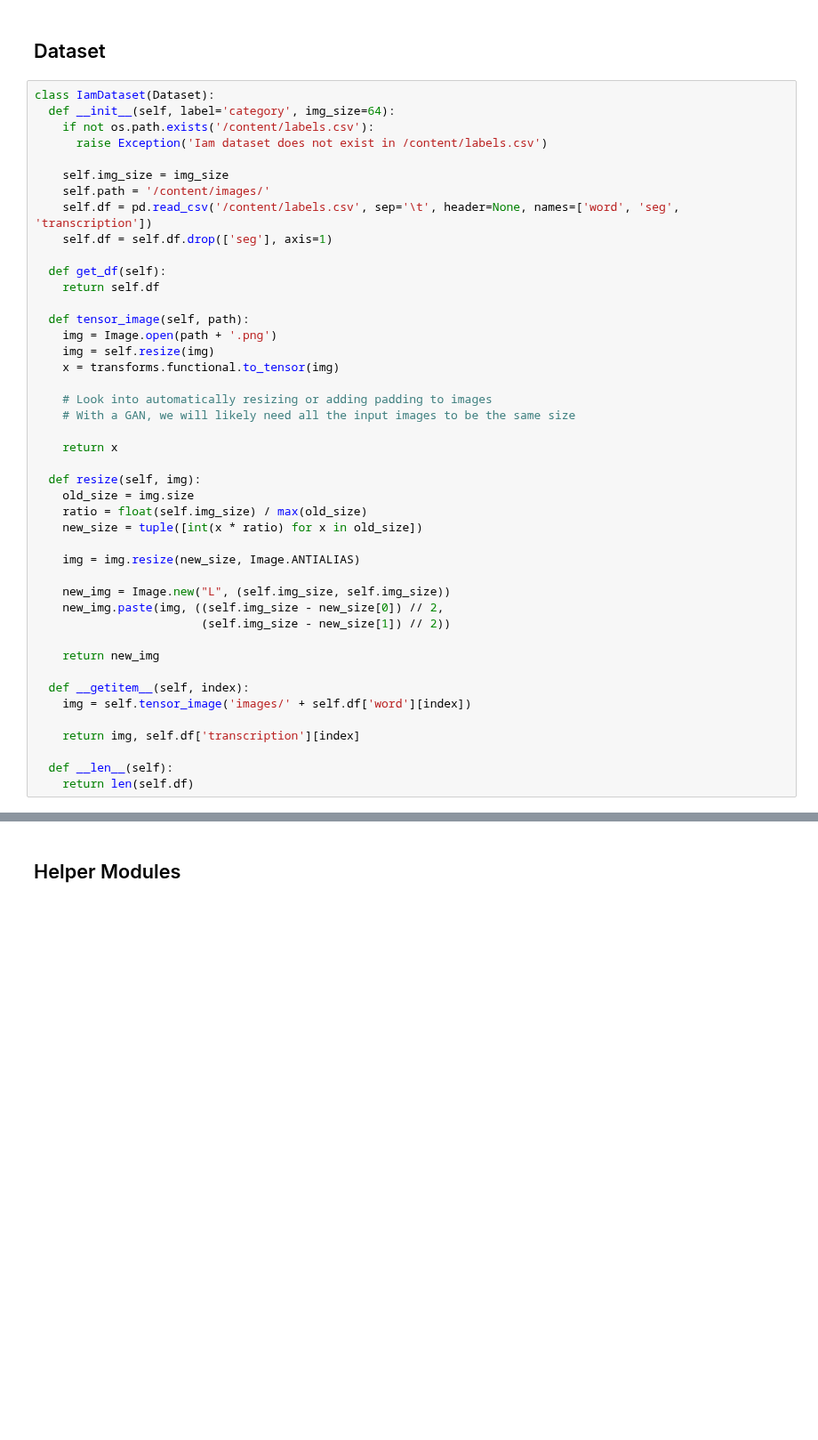
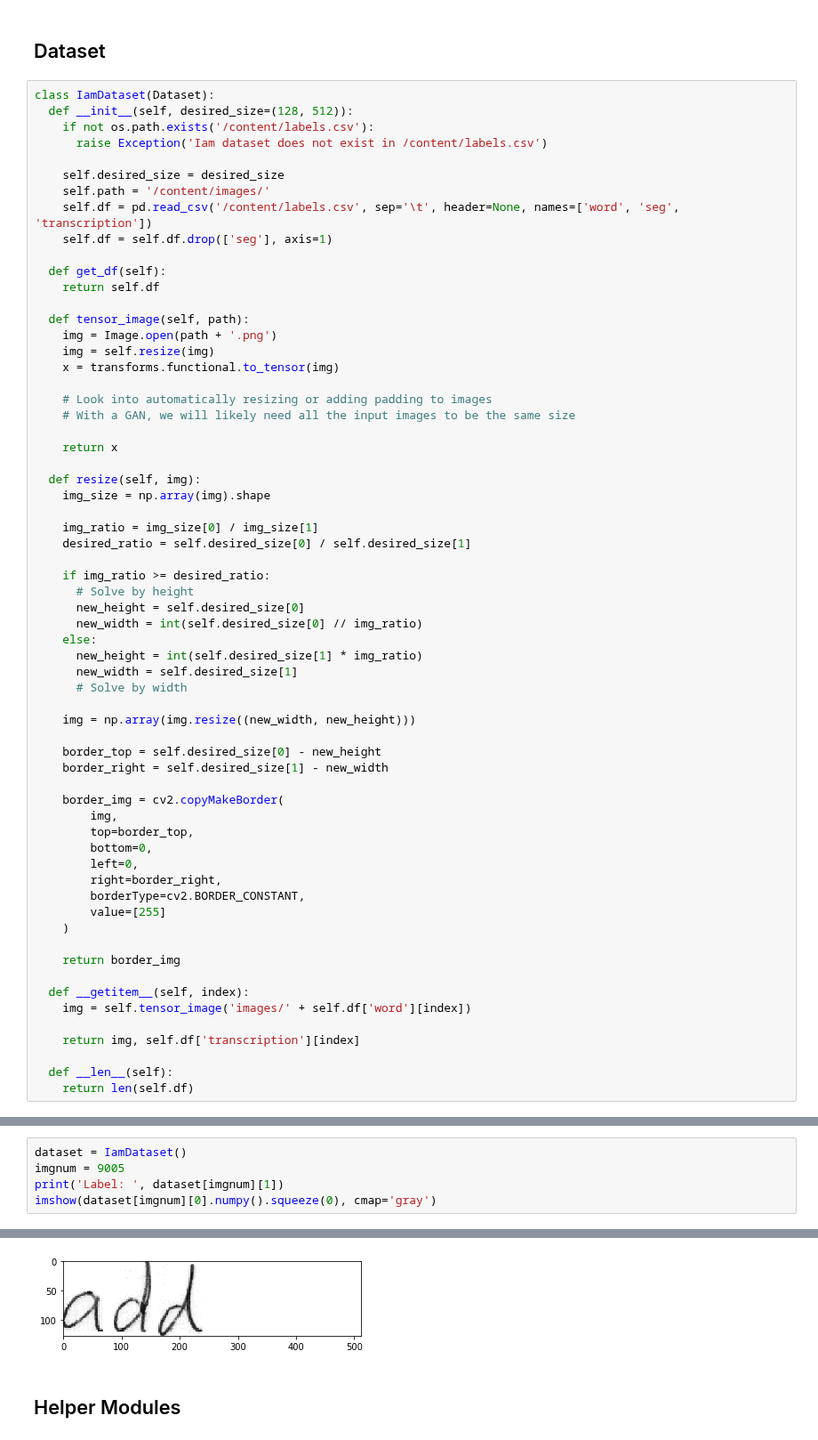
Before and after one commit to ericburdett/cs601r-dl, a Jupyter notebook: gan.ipynb, the cells around one changed output, grey strips where cells are left out. Shown at 89% size. Saved outputs shown, nothing was run; the diff lists cells and outputs as text; blank space fills up the shorter version.

```diff
--- a/gan.ipynb
+++ b/gan.ipynb
@@ -80,11 +72,11 @@ def parameter_count(model):
 ## Dataset
 # %%
 class IamDataset(Dataset):
-  def __init__(self, label='category', img_size=64):
+  def __init__(self, desired_size=(128, 512)):
     if not os.path.exists('/content/labels.csv'):
       raise Exception('Iam dataset does not exist in /content/labels.csv')
 
-    self.img_size = img_size
+    self.desired_size = desired_size
     self.path = '/content/images/'
     self.df = pd.read_csv('/content/labels.csv', sep='\t', header=None, names=['word', 'seg', 'transcription'])
     self.df = self.df.drop(['seg'], axis=1)
@@ -103,17 +95,36 @@ class IamDataset(Dataset):
     return x
 
   def resize(self, img):
-    old_size = img.size
-    ratio = float(self.img_size) / max(old_size)
-    new_size = tuple([int(x * ratio) for x in old_size])
+    img_size = np.array(img).shape
 
-    img = img.resize(new_size, Image.ANTIALIAS)
+    img_ratio = img_size[0] / img_size[1]
+    desired_ratio = self.desired_size[0] / self.desired_size[1]
 
-    new_img = Image.new("L", (self.img_size, self.img_size))
-    new_img.paste(img, ((self.img_size - new_size[0]) // 2,
-                        (self.img_size - new_size[1]) // 2))
+    if img_ratio >= desired_ratio:
+      # Solve by height
+      new_height = self.desired_size[0]
+      new_width = int(self.desired_size[0] // img_ratio)
+    else:
+      new_height = int(self.desired_size[1] * img_ratio)
+      new_width = self.desired_size[1]
+      # Solve by width
 
-    return new_img
+    img = np.array(img.resize((new_width, new_height)))
+
+    border_top = self.desired_size[0] - new_height
+    border_right = self.desired_size[1] - new_width
+
+    border_img = cv2.copyMakeBorder(
+        img,
+        top=border_top,
+        bottom=0,
+        left=0,
+        right=border_right,
+        borderType=cv2.BORDER_CONSTANT,
+        value=[255]
+    )
+
+    return border_img
 
   def __getitem__(self, index):
     img = self.tensor_image('images/' + self.df['word'][index])
@@ -134,0 +136,6 @@ Label:  was
+# %%
+dataset = IamDataset()
+imgnum = 9005
+print('Label: ', dataset[imgnum][1])
+imshow(dataset[imgnum][0].numpy().squeeze(0), cmap='gray')
+# %% [output]
@@ -135,3 +144,4 @@ Label:  was
+[figure, added]
 # %% [markdown]
 ## Helper Modules
 # %%
```
Also changed, not shown: parts of 21 cells of this notebook.
